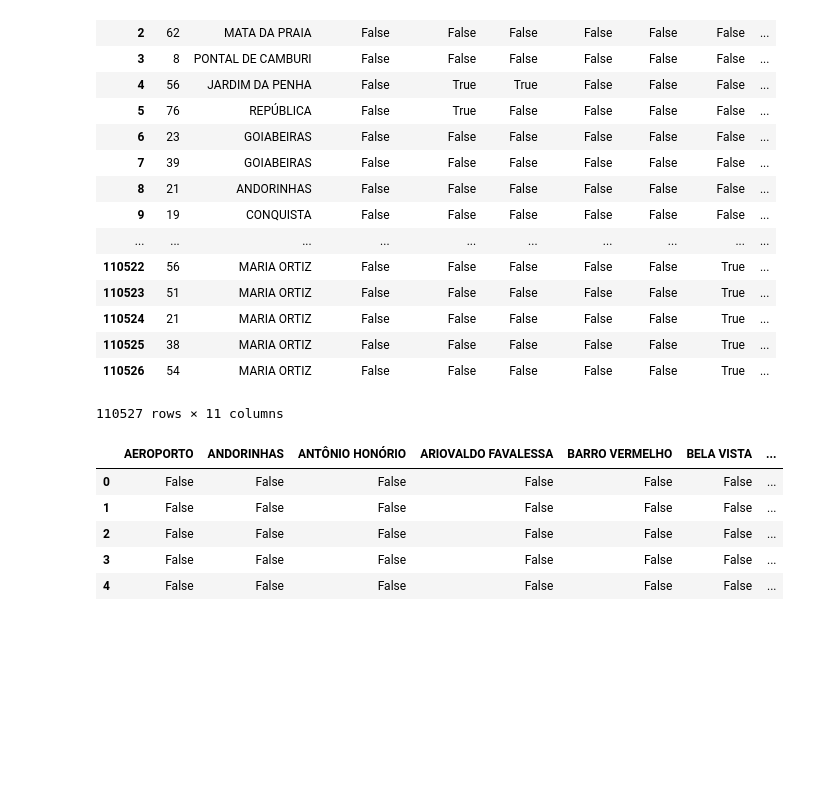
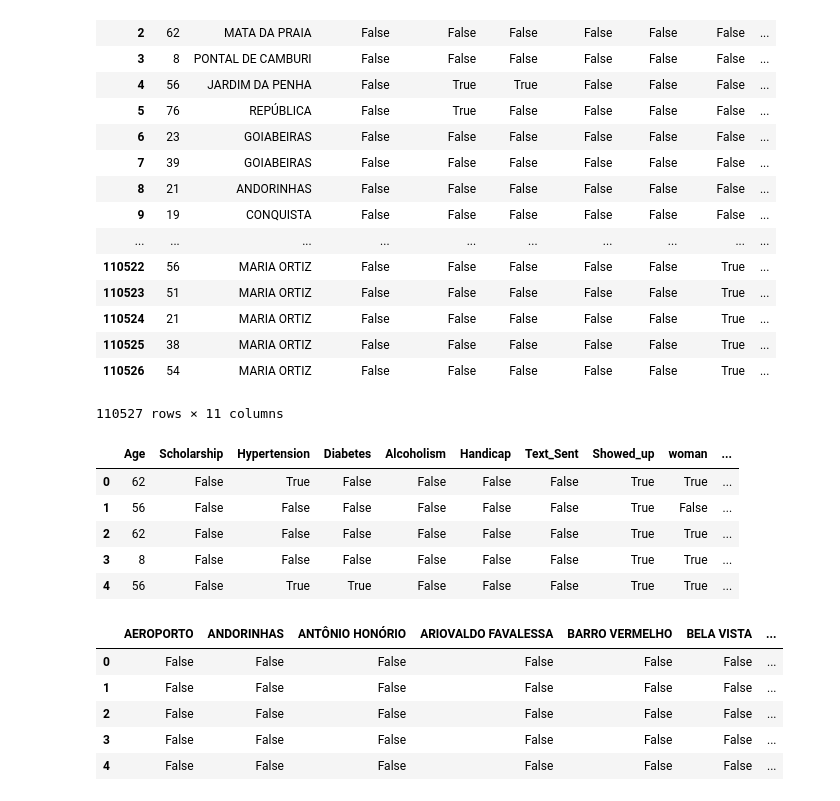
Before and after one commit to kpuryear/Puryear_Metis, a Jupyter notebook: Project3/Proj3-Data_Cleaning.ipynb, the cells around one changed output. Drawn from its saved outputs; the diff is of its cells as text; code cells hidden in the pictures; blank space fills up the shorter version.

```diff
--- a/Project3/Proj3-Data_Cleaning.ipynb
+++ b/Project3/Proj3-Data_Cleaning.ipynb
@@ -110,3 +110,14 @@ df
 110527 rows × 11 columns
 # %%
 df2 = pd.DataFrame.dropna(df)
+# %%
+df2 = df2.drop('neighborhood', axis=1)
+# %%
+df2.head()
+# %% [output]
+|  | Age | Scholarship | Hypertension | Diabetes | Alcoholism | Handicap | Text_Sent | Showed_up | woman | ... |
+| 0 | 62 | False | True | False | False | False | False | True | True | ... |
+| 1 | 56 | False | False | False | False | False | False | True | False | ... |
+| 2 | 62 | False | False | False | False | False | False | True | True | ... |
+| 3 | 8 | False | False | False | False | False | False | True | True | ... |
+| 4 | 56 | False | True | True | False | False | False | True | True | ... |
```
Also changed, not shown: parts of 1 cell of this notebook, 3 other files.
